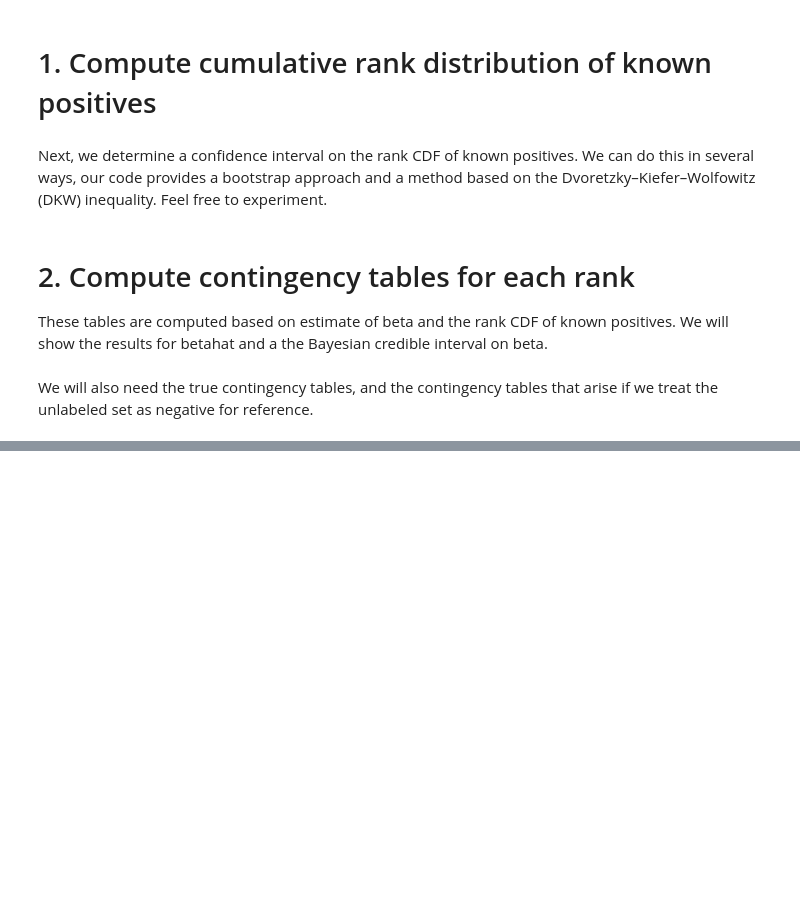
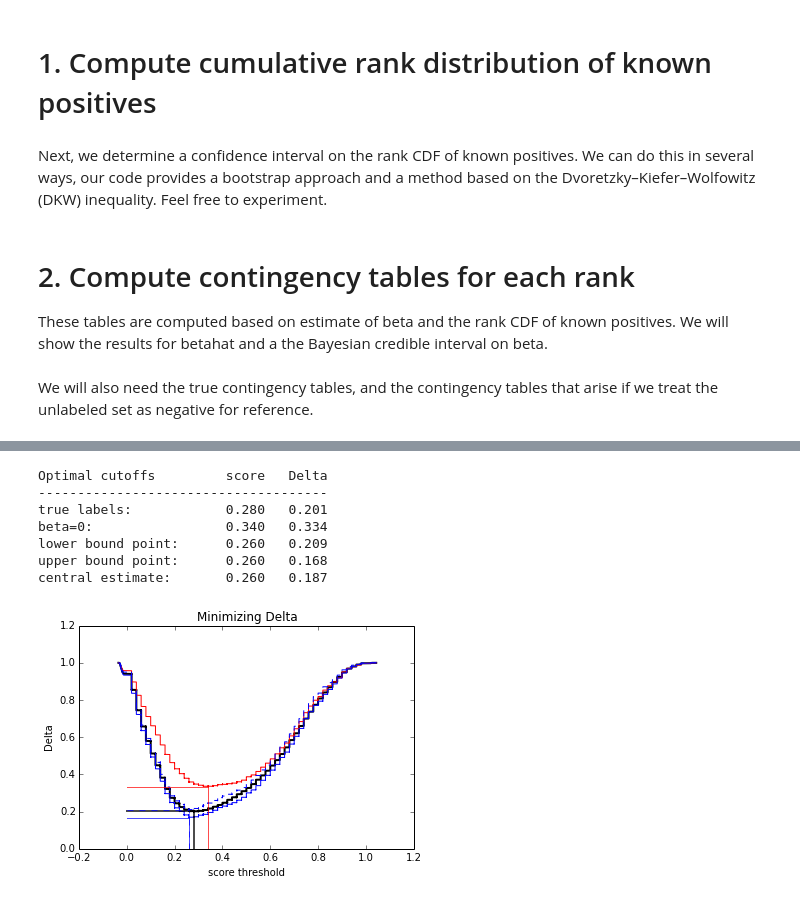
Before and after one commit to claesenm/semisup-metrics, a Jupyter notebook: thresholding.ipynb, the cells around one changed output, grey strips where cells are left out. Cells and saved outputs as stored; diff of their text form; code cells hidden in the pictures; blank space fills up the shorter version.

```diff
--- a/thresholding.ipynb
+++ b/thresholding.ipynb
@@ -226,0 +247,68 @@ upper bound point:      1430    0.791
+# %%
+# Delta index per rank
+# function to compute the distance in ROC space to (0, 1) from contingency tables
+def Delta(ct):
+    tpr = ss.TPR(ct)
+    fpr = float(ct.FP) / (ct.FP + ct.TN)
+    return fpr ** 2 + (1 - tpr) ** 2
+
+# lists of all F1 scores per rank
+Ds_true = map(Delta, true_cts)
+Ds_neg = map(Delta, neg_cts)
+Ds_point_lo = map(Delta, tables_pu.lower)
+Ds_point_up = map(Delta, tables_pu.upper)
+Ds_central = map(Delta, tables_central.lower)
+
+# optimal cutoff ranks
+# function to return optimal the cutoff rank and associated F1 score
+optimal_cutoff_and_score = lambda Ds: min(enumerate(Ds), key=op.itemgetter(1))
+def optimal_cutoff_and_score(Ys):
+    cutoff_rank, score = min(enumerate(Ys), key=op.itemgetter(1))
+    return sort_dv[cutoff_rank], score
+
+true_opt = optimal_cutoff_and_score(Ds_true)
+neg_opt = optimal_cutoff_and_score(Ds_neg)
+Ds_point_lo_opt = optimal_cutoff_and_score(Ds_point_lo)
+Ds_point_up_opt = optimal_cutoff_and_score(Ds_point_up)
+Ds_central_opt = optimal_cutoff_and_score(Ds_central)
+
+print('Optimal cutoffs \tscore\tDelta')
+print('-------------------------------------')
+print('true labels: \t\t%1.3f\t%1.3f' % true_opt)
+print('beta=0: \t\t%1.3f\t%1.3f' % neg_opt)
+print('lower bound point: \t%1.3f\t%1.3f' % Ds_point_lo_opt)
+print('upper bound point: \t%1.3f\t%1.3f' % Ds_point_up_opt)
+print('central estimate: \t%1.3f\t%1.3f' % Ds_central_opt)
+
+#xs = list(xrange(len(labels)))
+xs = map(lambda x: sort_dv[x], list(xrange(len(labels))))
+
+fig = plt.figure(5)
+# utility functions (F1) of rank
+plt.plot(xs, Ds_true, 'k', linewidth=2)
+plt.plot(xs, Ds_neg, 'r')
+plt.plot(xs, Ds_point_lo, 'b--')
+plt.plot(xs, Ds_point_up, 'b-')
+# location of optima
+plt.plot([true_opt[0], true_opt[0]], [0, true_opt[1]], 'k', linewidth=2, alpha=0.7)
+plt.plot([neg_opt[0], neg_opt[0]], [0, neg_opt[1]], 'r', alpha=0.7)
+plt.plot([Ds_point_lo_opt[0], Ds_point_lo_opt[0]], [0, Ds_point_lo_opt[1]], 'b--', alpha=0.7)
+plt.plot([Ds_point_up_opt[0], Ds_point_up_opt[0]], [0, Ds_point_up_opt[1]], 'b-', alpha=0.7)
+# projection onto y-axis
+plt.plot([0, true_opt[0]], [true_opt[1], true_opt[1]], 'k', linewidth=2, alpha=0.7)
+plt.plot([0, neg_opt[0]], [neg_opt[1], neg_opt[1]], 'r', alpha=0.7)
+plt.plot([0, Ds_point_lo_opt[0]], [Ds_point_lo_opt[1], Ds_point_lo_opt[1]], 'b--', alpha=0.7)
+plt.plot([0, Ds_point_up_opt[0]], [Ds_point_up_opt[1], Ds_point_up_opt[1]], 'b-', alpha=0.7)
+plt.xlabel('score threshold')
+plt.ylabel('Delta')
+plt.title('Minimizing Delta')
+plt.show()
+# %% [output]
+Optimal cutoffs         score   Delta
+-------------------------------------
+true labels:            0.280   0.201
+beta=0:                 0.340   0.334
+lower bound point:      0.260   0.209
+upper bound point:      0.260   0.168
+central estimate:       0.260   0.187
+[figure, added]
```
Also changed, not shown: parts of 12 cells of this notebook, 1 other file.
